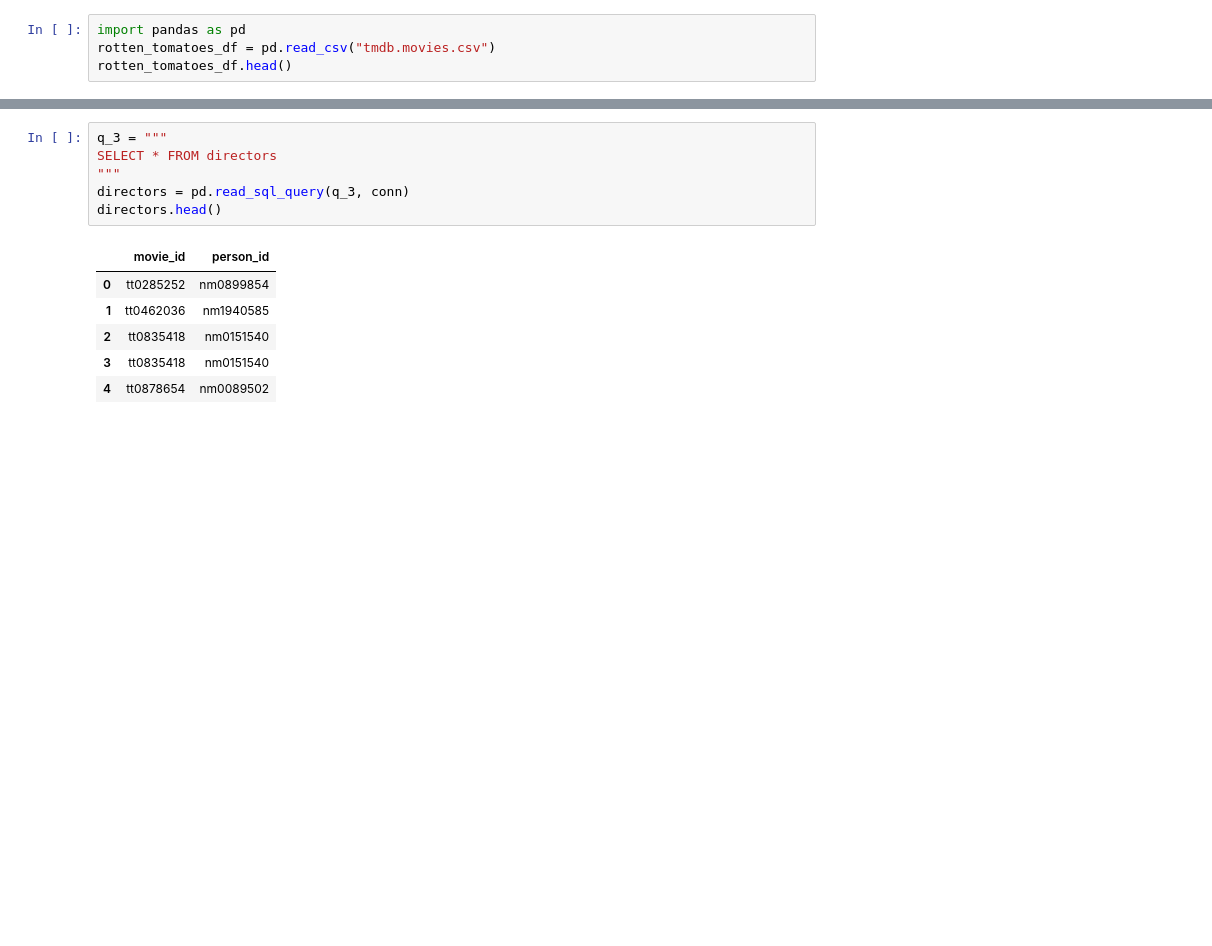
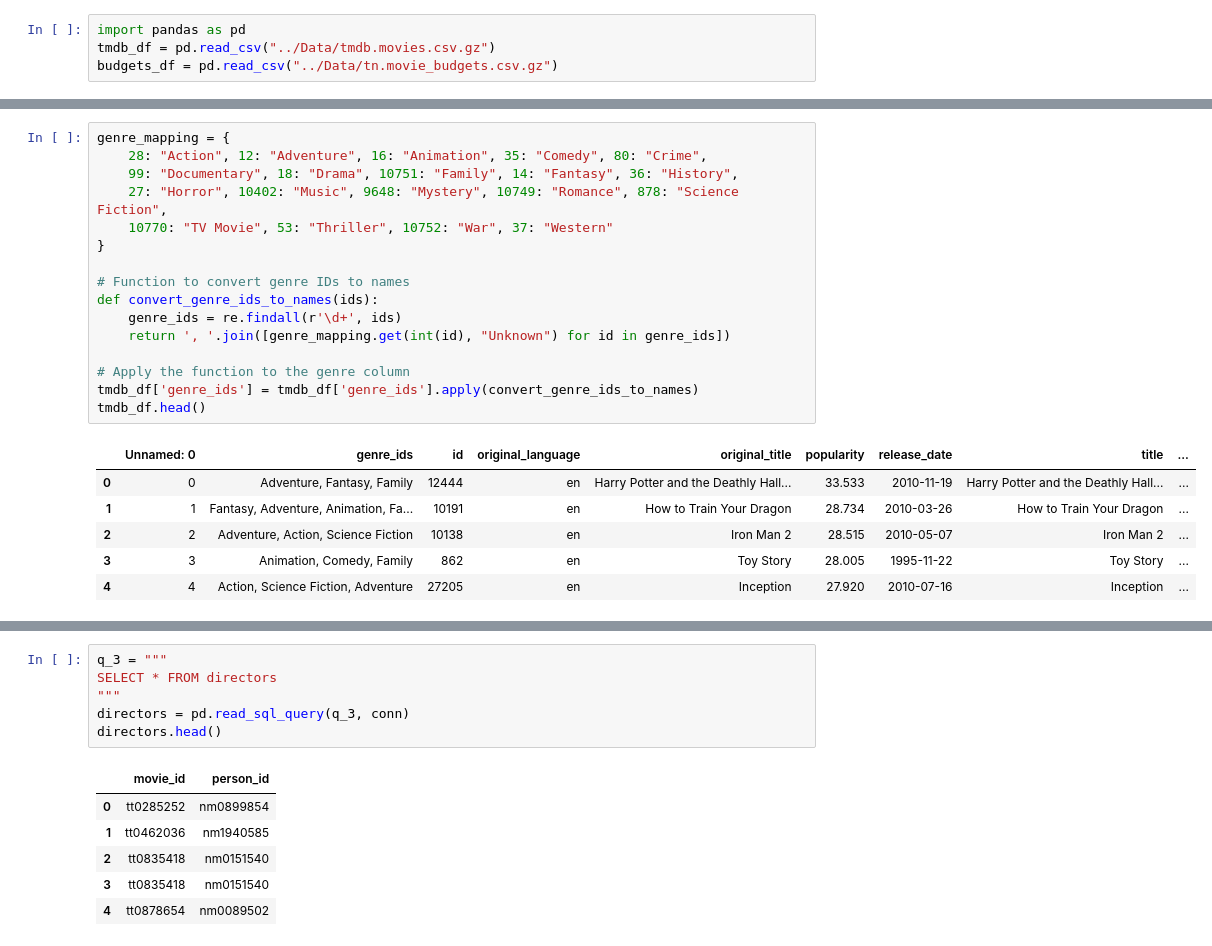
Before and after one commit to falloutb1tch/Movie_Project, a Jupyter notebook: Notebooks/Yiyi_Working_Notebook.ipynb, the cells around one changed output, grey strips where cells are left out. Saved outputs shown, nothing was run; the diff lists cells and outputs as text; blank space fills up the shorter version.

```diff
--- a/Notebooks/Yiyi_Working_Notebook.ipynb
+++ b/Notebooks/Yiyi_Working_Notebook.ipynb
@@ -1,4 +1,4 @@
 # %%
 import pandas as pd
-rotten_tomatoes_df = pd.read_csv("tmdb.movies.csv")
-rotten_tomatoes_df.head()
+tmdb_df = pd.read_csv("../Data/tmdb.movies.csv.gz")
+budgets_df = pd.read_csv("../Data/tn.movie_budgets.csv.gz")
@@ -22 +14,24 @@ budgets_df.head()
+# %%
+genre_mapping = {
+    28: "Action", 12: "Adventure", 16: "Animation", 35: "Comedy", 80: "Crime",
+    99: "Documentary", 18: "Drama", 10751: "Family", 14: "Fantasy", 36: "History",
+    27: "Horror", 10402: "Music", 9648: "Mystery", 10749: "Romance", 878: "Science Fiction",
+    10770: "TV Movie", 53: "Thriller", 10752: "War", 37: "Western"
+}
+
+# Function to convert genre IDs to names
+def convert_genre_ids_to_names(ids):
+    genre_ids = re.findall(r'\d+', ids)
+    return ', '.join([genre_mapping.get(int(id), "Unknown") for id in genre_ids])
+
+# Apply the function to the genre column
+tmdb_df['genre_ids'] = tmdb_df['genre_ids'].apply(convert_genre_ids_to_names)
+tmdb_df.head()
+# %% [output]
+|  | Unnamed: 0 | genre_ids | id | original_language | original_title | popularity | release_date | title | ... |
+| 0 | 0 | Adventure, Fantasy, Family | 12444 | en | Harry Potter and the Deathly Hall... | 33.533 | 2010-11-19 | Harry Potter and the Deathly Hall... | ... |
+| 1 | 1 | Fantasy, Adventure, Animation, Fa... | 10191 | en | How to Train Your Dragon | 28.734 | 2010-03-26 | How to Train Your Dragon | ... |
+| 2 | 2 | Adventure, Action, Science Fiction | 10138 | en | Iron Man 2 | 28.515 | 2010-05-07 | Iron Man 2 | ... |
+| 3 | 3 | Animation, Comedy, Family | 862 | en | Toy Story | 28.005 | 1995-11-22 | Toy Story | ... |
+| 4 | 4 | Action, Science Fiction, Adventure | 27205 | en | Inception | 27.920 | 2010-07-16 | Inception | ... |
 # %%
```
Also changed, not shown: parts of 19 cells of this notebook.
